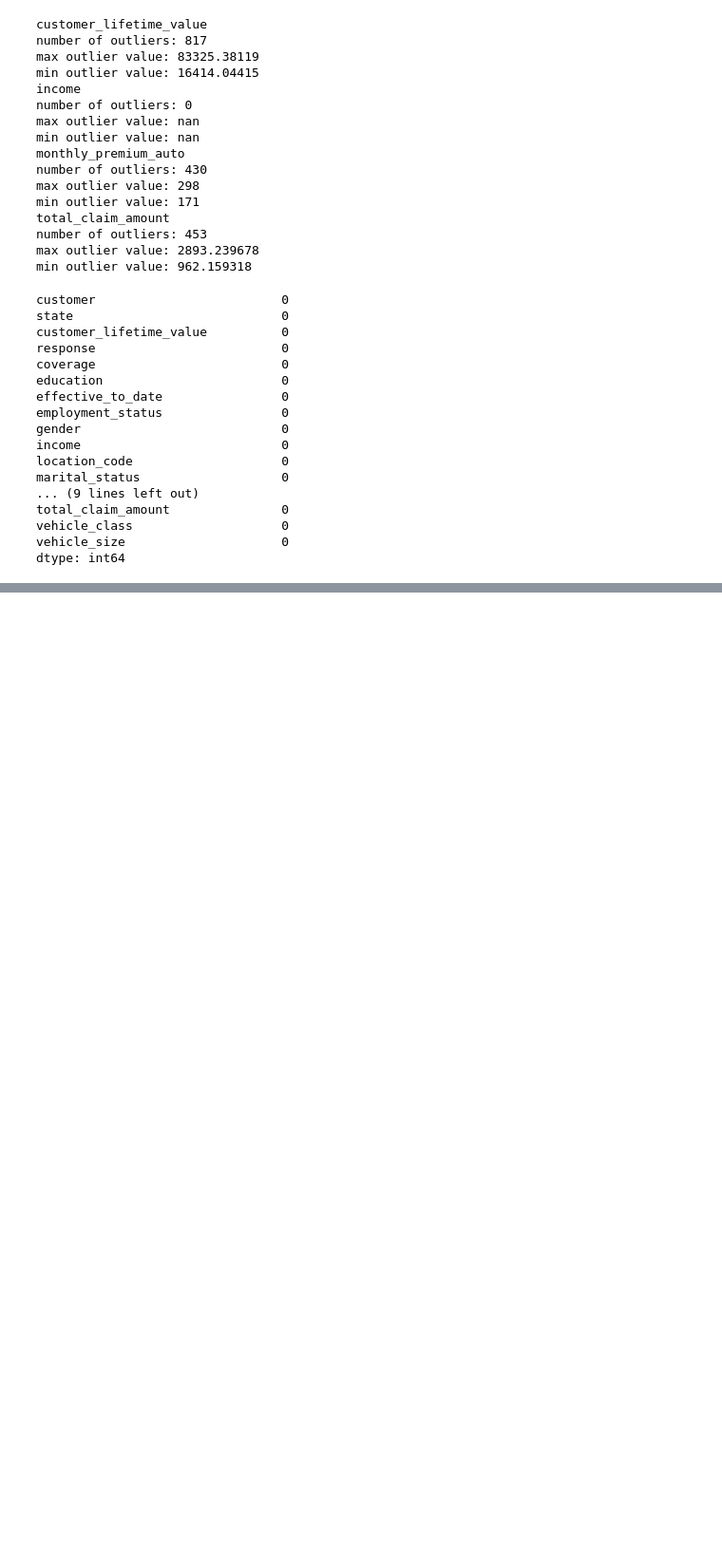
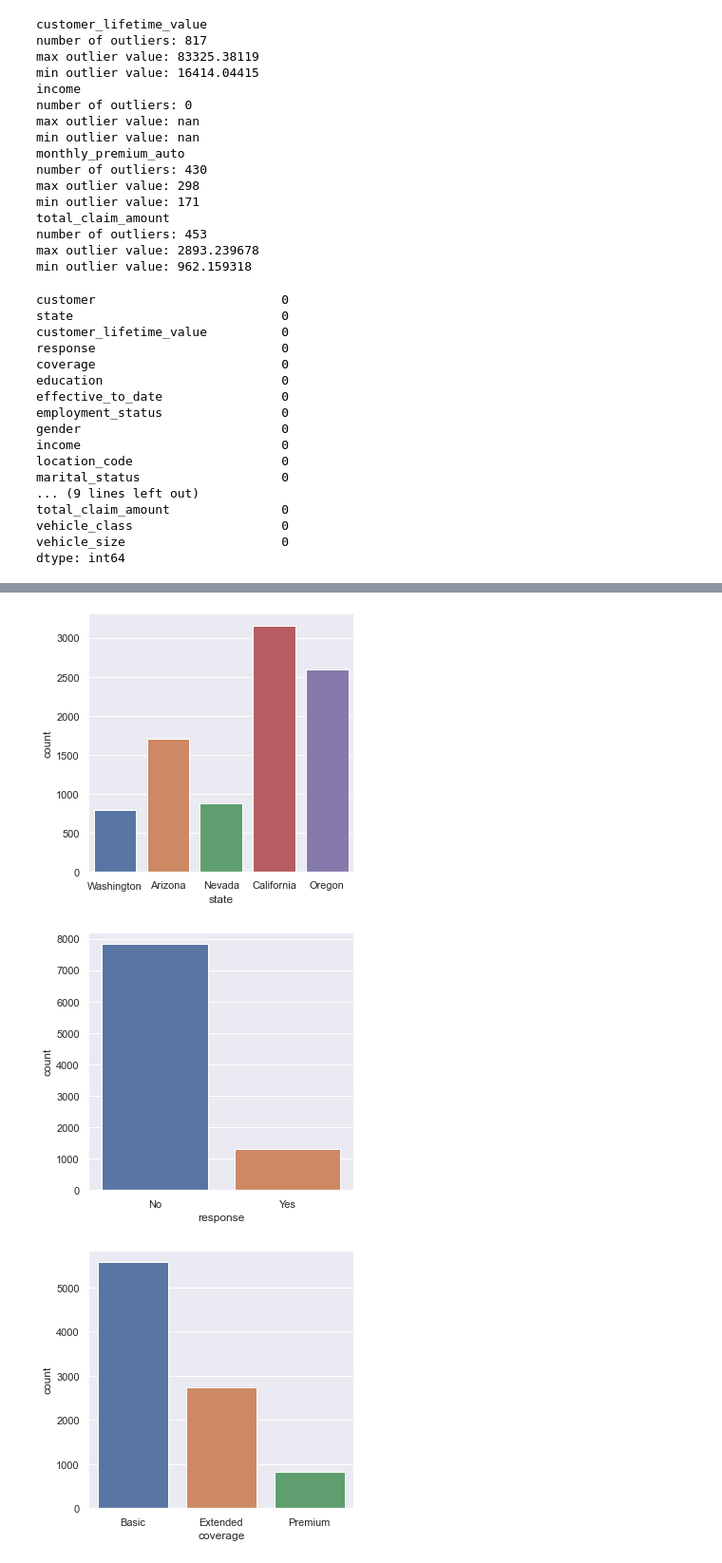
Before and after one commit to matosluana/lab-cleaning-numerical-data, a Jupyter notebook: files_for_lab/Lab_unit4_customerdata.ipynb, the cells around one changed output, grey strips where cells are left out. Shown at 95% size. Cells and saved outputs as stored; diff of their text form; code cells hidden in the pictures; blank space fills up the shorter version.

```diff
--- a/files_for_lab/Lab_unit4_customerdata.ipynb
+++ b/files_for_lab/Lab_unit4_customerdata.ipynb
@@ -479,7 +386,0 @@ dtype: int64
-# %%
-for col in cat_df:
-    if col == 'customer':
-        pass
-    else:
-        print(col)
-        print(cat_df[col].unique())
@@ -519,0 +480,6 @@ array(['Bachelor', 'Master', 'High School or Below', 'Doctor'],
+# %%
+cat_df = cat_df.drop(columns='customer')
+
+for col in cat_df:
+    print(col)
+    print(cat_df[col].unique())
@@ -519,0 +533,8 @@ array(['Bachelor', 'Master', 'High School or Below', 'Doctor'],
+# %%
+for col in cat_df:
+    sns.countplot(x=cat_df[col])
+    plt.show()
+# %% [output]
+[figure, added]
+[figure, added]
+[figure, added]
```
Also changed, not shown: parts of 24 cells of this notebook.
